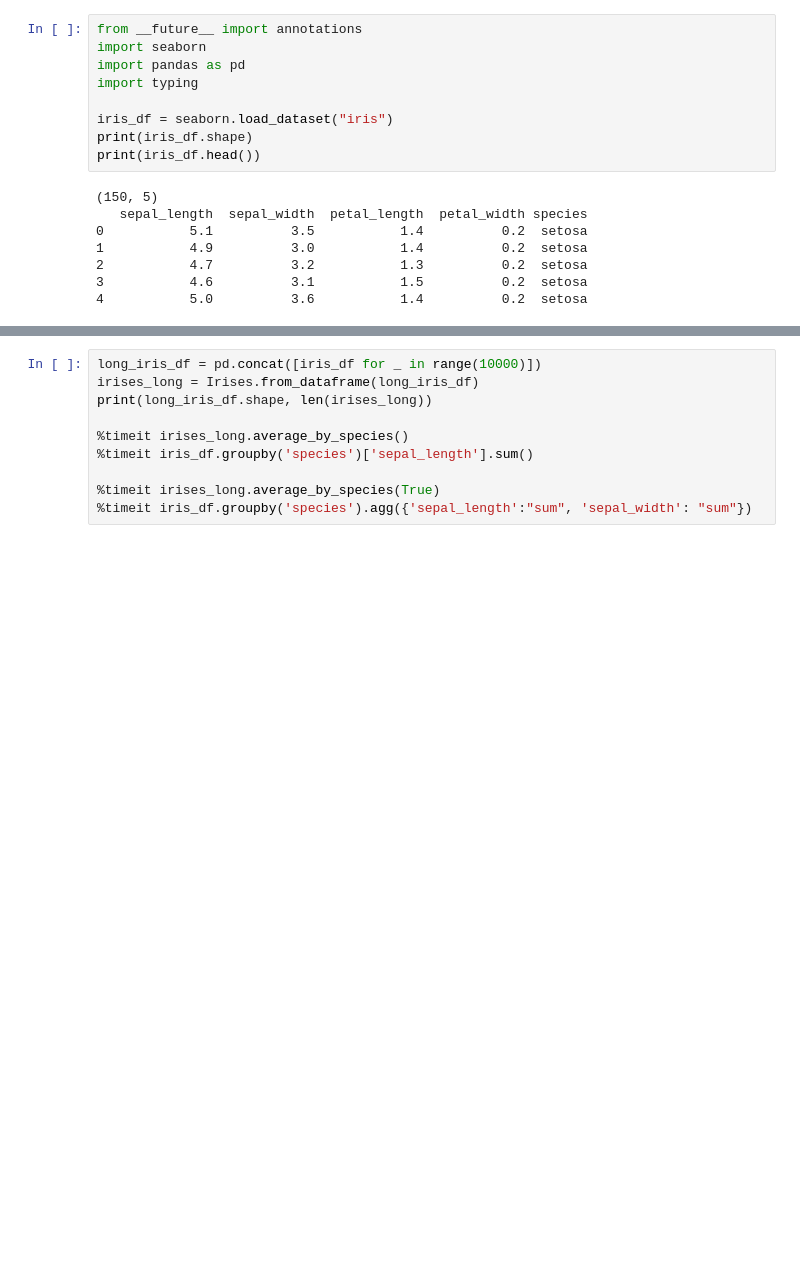
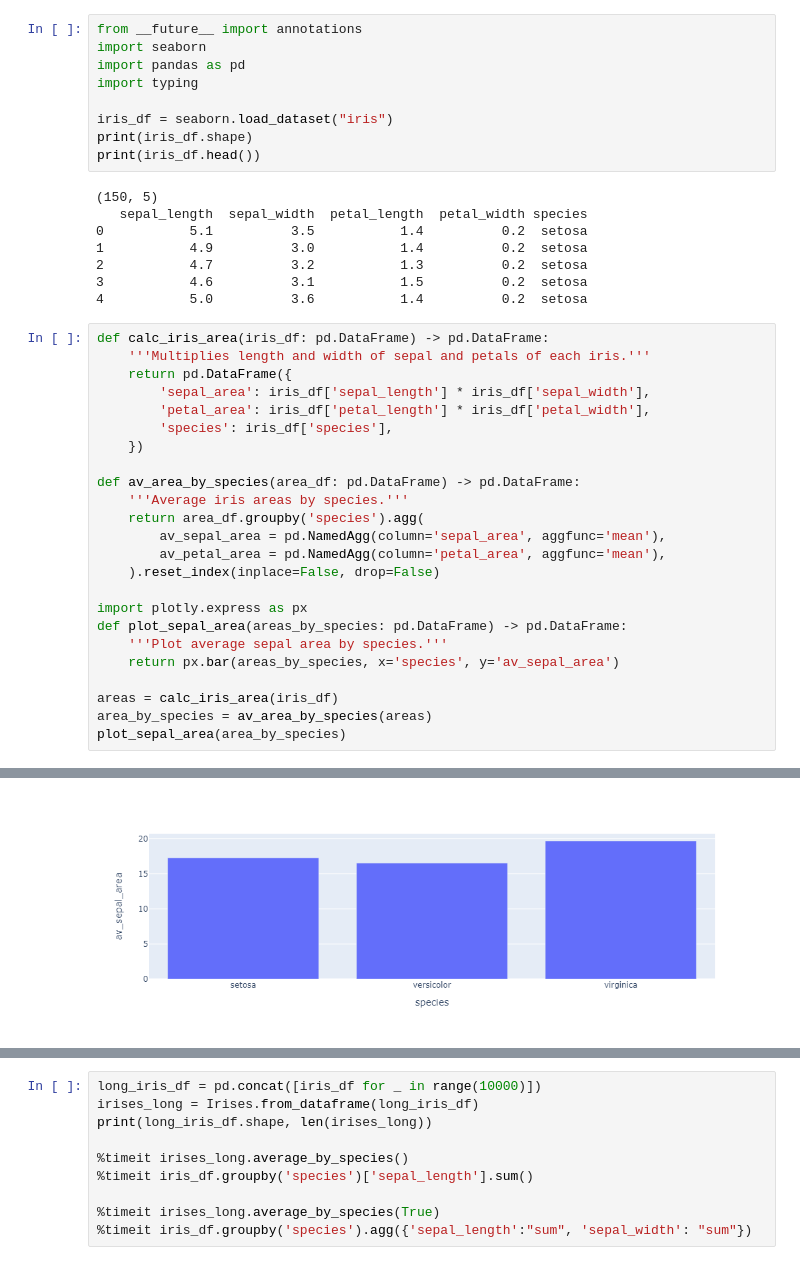
Before and after one commit to devincornell/devincornell.github.io, a Jupyter notebook: example_code/zen_of_data_science/zods2_dataframes.ipynb, the cells around one changed output, grey strips where cells are left out. Saved outputs shown, nothing was run; the diff lists cells and outputs as text; blank space fills up the shorter version.

```diff
--- a/example_code/zen_of_data_science/zods2_dataframes.ipynb
+++ b/example_code/zen_of_data_science/zods2_dataframes.ipynb
@@ -15,3 +15,28 @@ print(iris_df.head())
 2           4.7          3.2           1.3          0.2  setosa
 3           4.6          3.1           1.5          0.2  setosa
 4           5.0          3.6           1.4          0.2  setosa
+# %%
+def calc_iris_area(iris_df: pd.DataFrame) -> pd.DataFrame:
+    '''Multiplies length and width of sepal and petals of each iris.'''
+    return pd.DataFrame({
+        'sepal_area': iris_df['sepal_length'] * iris_df['sepal_width'],
+        'petal_area': iris_df['petal_length'] * iris_df['petal_width'],
+        'species': iris_df['species'],
+    })
+
+def av_area_by_species(area_df: pd.DataFrame) -> pd.DataFrame:
+    '''Average iris areas by species.'''
+    return area_df.groupby('species').agg(
+        av_sepal_area = pd.NamedAgg(column='sepal_area', aggfunc='mean'),
+        av_petal_area = pd.NamedAgg(column='petal_area', aggfunc='mean'),
+    ).reset_index(inplace=False, drop=False)
+
+import plotly.express as px
+def plot_sepal_area(areas_by_species: pd.DataFrame) -> pd.DataFrame:
+    '''Plot average sepal area by species.'''
+    return px.bar(areas_by_species, x='species', y='av_sepal_area')
+
+areas = calc_iris_area(iris_df)
+area_by_species = av_area_by_species(areas)
+plot_sepal_area(area_by_species)
+# %% [output]
@@ -18,3 +44,4 @@ print(iris_df.head())
+[figure, added]
 # %%
 import dataclasses
 
```
Also changed, not shown: parts of 2 cells of this notebook, 6 other files.
